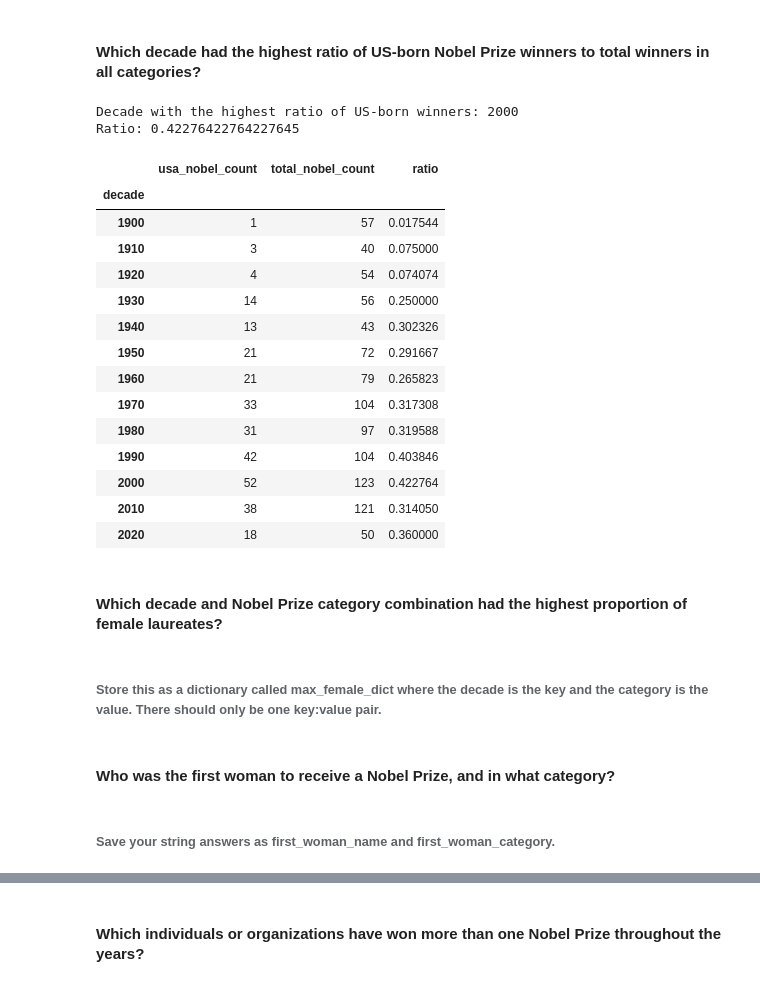
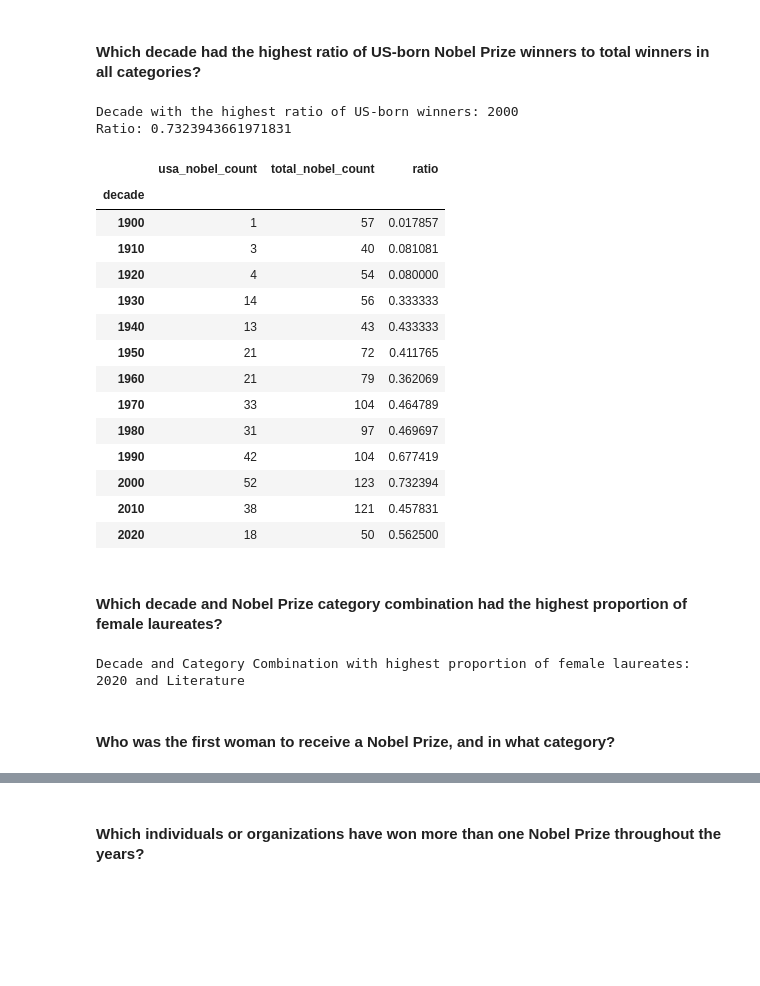
Before and after one commit to kend0t/DataCamp-Projects, a Jupyter notebook: Visualizing the History of Nobel Prize Winners/notebook.ipynb, the cells around one changed output, grey strips where cells are left out. Saved outputs shown, nothing was run; the diff lists cells and outputs as text; code cells hidden in the pictures; blank space fills up the shorter version.

Commit message:
completed the nobel prize project

```diff
--- a/Visualizing the History of Nobel Prize Winners/notebook.ipynb
+++ b/Visualizing the History of Nobel Prize Winners/notebook.ipynb
@@ -87,46 +64,75 @@ Most commonly awarded birth country: United States of America
 # %%
 # Create a decade column to store the decade where the year belongs
 nobel["decade"] = nobel["year"] // 10 * 10
 
+# Subset the nobel prize winners born in the USA
 usa_nobels = nobel[nobel["birth_country"] == "United States of America"]
+
+# Get the total number of us-born nobel prize winners per decade
 usa_nobels_per_decade = usa_nobels.groupby("decade").agg({"laureate_id": "count"})
 
+# Get the total number of nobel prize winners per decade
 total_nobels_per_decade = nobel.groupby("decade").agg({"laureate_id":"count"})
 
+# Create a dataframe to store the no. of nobel winners in the usa and total
 ratios = pd.DataFrame({
     "usa_nobel_count": usa_nobels_per_decade["laureate_id"],
     "total_nobel_count": total_nobels_per_decade["laureate_id"]
 })
 
-ratios["ratio"] = ratios["usa_nobel_count"] / ratios["total_nobel_count"]
+# Compute the ratio
+ratios["ratio"] = ratios["usa_nobel_count"] / (ratios["total_nobel_count"] - ratios["usa_nobel_count"])
+
+# Get the value of the decade with the highest ratio
 max_decade_usa = ratios["ratio"].idxmax()
 
 print("Decade with the highest ratio of US-born winners: " + str(max_decade_usa))
 print("Ratio: " + str(ratios["ratio"].max()))
 ratios
 # %% [output]
 Decade with the highest ratio of US-born winners: 2000
-Ratio: 0.42276422764227645
+Ratio: 0.7323943661971831
 |  | usa_nobel_count | total_nobel_count | ratio |
 | decade |  |  |  |
-| 1900 | 1 | 57 | 0.017544 |
-| 1910 | 3 | 40 | 0.075000 |
-| 1920 | 4 | 54 | 0.074074 |
-| 1930 | 14 | 56 | 0.250000 |
-| 1940 | 13 | 43 | 0.302326 |
-| 1950 | 21 | 72 | 0.291667 |
-| 1960 | 21 | 79 | 0.265823 |
-| 1970 | 33 | 104 | 0.317308 |
-| 1980 | 31 | 97 | 0.319588 |
-| 1990 | 42 | 104 | 0.403846 |
-| 2000 | 52 | 123 | 0.422764 |
-| 2010 | 38 | 121 | 0.314050 |
-| 2020 | 18 | 50 | 0.360000 |
+| 1900 | 1 | 57 | 0.017857 |
+| 1910 | 3 | 40 | 0.081081 |
+| 1920 | 4 | 54 | 0.080000 |
+| 1930 | 14 | 56 | 0.333333 |
+| 1940 | 13 | 43 | 0.433333 |
+| 1950 | 21 | 72 | 0.411765 |
+| 1960 | 21 | 79 | 0.362069 |
+| 1970 | 33 | 104 | 0.464789 |
+| 1980 | 31 | 97 | 0.469697 |
+| 1990 | 42 | 104 | 0.677419 |
+| 2000 | 52 | 123 | 0.732394 |
+| 2010 | 38 | 121 | 0.457831 |
+| 2020 | 18 | 50 | 0.562500 |
 # %% [markdown]
 #### Which decade and Nobel Prize category combination had the highest proportion of female laureates?
-# %% [markdown]
-###### Store this as a dictionary called max_female_dict where the decade is the key and the category is the value. There should only be one key:value pair.
+# %%
+# Get all rows with female laureates
+female_laureates = nobel[nobel["sex"] == "Female"]
+
+# Count all female laureates per decade + category combination
+females_per_decade_categ= female_laureates.groupby(["decade","category"]).agg({"laureate_id": "count"})
+
+# Count all laureates per decade + category combination
+total_per_decade_categ = nobel.groupby(["decade","category"]).agg({"laureate_id": "count"})
+
+# Compute the proportion
+females_per_decade_categ["proportion"] = females_per_decade_categ["laureate_id"] / total_per_decade_categ["laureate_id"]
+
+# Retrieve the decade + category with the highest female proportion
+max_female = females_per_decade_categ.loc[[females_per_decade_categ["proportion"].idxmax()]]
+
+# Store the decade and category in a dictionary
+max_female_dict = {max_female.index[0][0]: max_female.index[0][1]}
+
+# Extract the key-value pair for display
+key, value = list(max_female_dict.items())[0]
+
+print("Decade and Category Combination with highest proportion of female laureates: " + str(key) + " and " + value)
+# %% [output]
+Decade and Category Combination with highest proportion of female laureates: 2020 and Literature
 # %% [markdown]
 #### Who was the first woman to receive a Nobel Prize, and in what category?
-# %% [markdown]
-###### Save your string answers as first_woman_name and first_woman_category.
```
Also changed, not shown: parts of 4 cells of this notebook.
